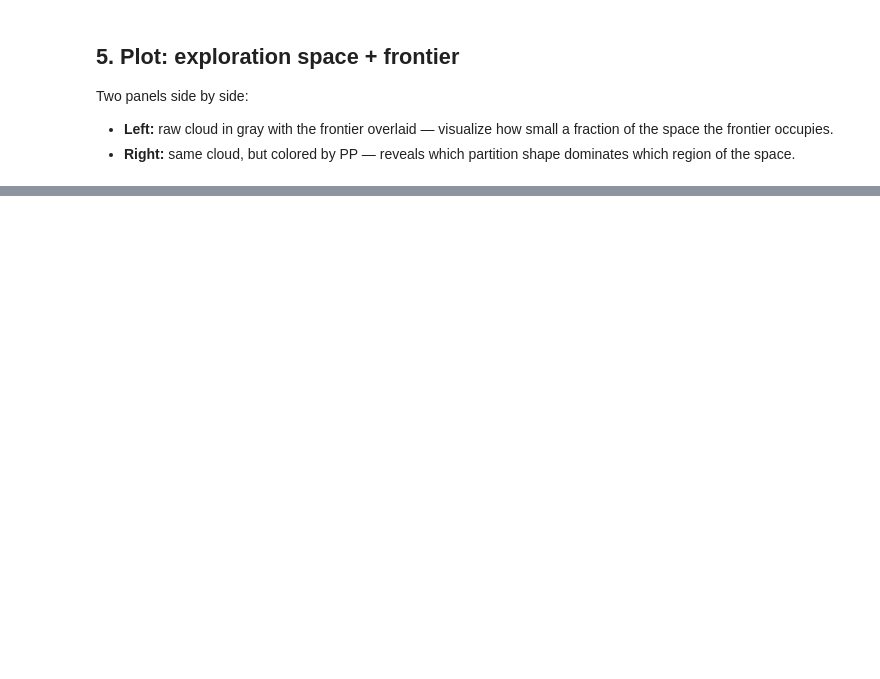
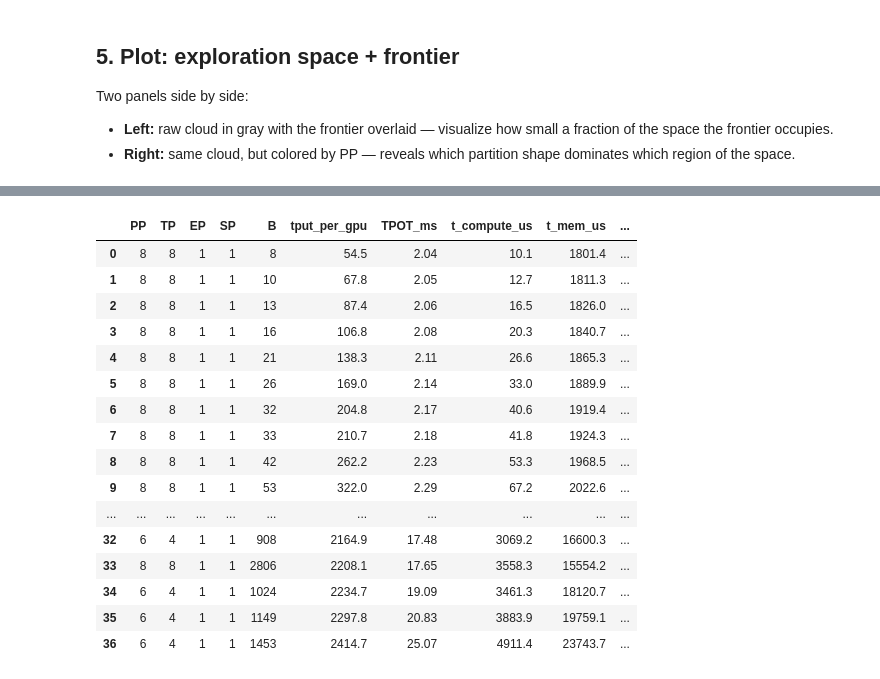
Before and after one commit to spiceMonkey/flare-llm, a Jupyter notebook: notebooks/pareto_basic.ipynb, the cells around one changed output, grey strips where cells are left out. Cells and saved outputs as stored; diff of their text form; code cells hidden in the pictures; blank space fills up the shorter version.

```diff
--- a/notebooks/pareto_basic.ipynb
+++ b/notebooks/pareto_basic.ipynb
@@ -292,0 +420,42 @@ plt.show()
+# %%
+df = pd.DataFrame(frontier_on)
+cols = ["PP", "TP", "EP", "SP", "B",
+        "tput_per_gpu", "TPOT_ms",
+        "t_compute_us", "t_mem_us", "t_local_us",
+        "t_comm_us", "t_stage_us",
+        "t_SW_us", "t_LM_us", "gamma_pp"]
+df = df[cols].sort_values("tput_per_gpu").reset_index(drop=True)
+
+# Round for display
+df_disp = df.copy()
+for c in df_disp.columns:
+    if c in ("PP", "TP", "EP", "SP", "B"):
+        continue
+    if c == "gamma_pp":
+        df_disp[c] = df_disp[c].round(2)
+    elif c == "TPOT_ms":
+        df_disp[c] = df_disp[c].round(2)
+    elif c == "tput_per_gpu":
+        df_disp[c] = df_disp[c].round(1)
+    else:
+        df_disp[c] = df_disp[c].round(1)
+
+df_disp
+# %% [output]
+|  | PP | TP | EP | SP | B | tput_per_gpu | TPOT_ms | t_compute_us | t_mem_us | ... |
+| 0 | 8 | 8 | 1 | 1 | 8 | 54.5 | 2.04 | 10.1 | 1801.4 | ... |
+| 1 | 8 | 8 | 1 | 1 | 10 | 67.8 | 2.05 | 12.7 | 1811.3 | ... |
+| 2 | 8 | 8 | 1 | 1 | 13 | 87.4 | 2.06 | 16.5 | 1826.0 | ... |
+| 3 | 8 | 8 | 1 | 1 | 16 | 106.8 | 2.08 | 20.3 | 1840.7 | ... |
+| 4 | 8 | 8 | 1 | 1 | 21 | 138.3 | 2.11 | 26.6 | 1865.3 | ... |
+| 5 | 8 | 8 | 1 | 1 | 26 | 169.0 | 2.14 | 33.0 | 1889.9 | ... |
+| 6 | 8 | 8 | 1 | 1 | 32 | 204.8 | 2.17 | 40.6 | 1919.4 | ... |
+| 7 | 8 | 8 | 1 | 1 | 33 | 210.7 | 2.18 | 41.8 | 1924.3 | ... |
+| 8 | 8 | 8 | 1 | 1 | 42 | 262.2 | 2.23 | 53.3 | 1968.5 | ... |
+| 9 | 8 | 8 | 1 | 1 | 53 | 322.0 | 2.29 | 67.2 | 2022.6 | ... |
+| ... | ... | ... | ... | ... | ... | ... | ... | ... | ... | ... |
+| 32 | 6 | 4 | 1 | 1 | 908 | 2164.9 | 17.48 | 3069.2 | 16600.3 | ... |
+| 33 | 8 | 8 | 1 | 1 | 2806 | 2208.1 | 17.65 | 3558.3 | 15554.2 | ... |
+| 34 | 6 | 4 | 1 | 1 | 1024 | 2234.7 | 19.09 | 3461.3 | 18120.7 | ... |
+| 35 | 6 | 4 | 1 | 1 | 1149 | 2297.8 | 20.83 | 3883.9 | 19759.1 | ... |
+| 36 | 6 | 4 | 1 | 1 | 1453 | 2414.7 | 25.07 | 4911.4 | 23743.7 | ... |
```
Also changed, not shown: parts of 9 cells of this notebook, 5 other files.
